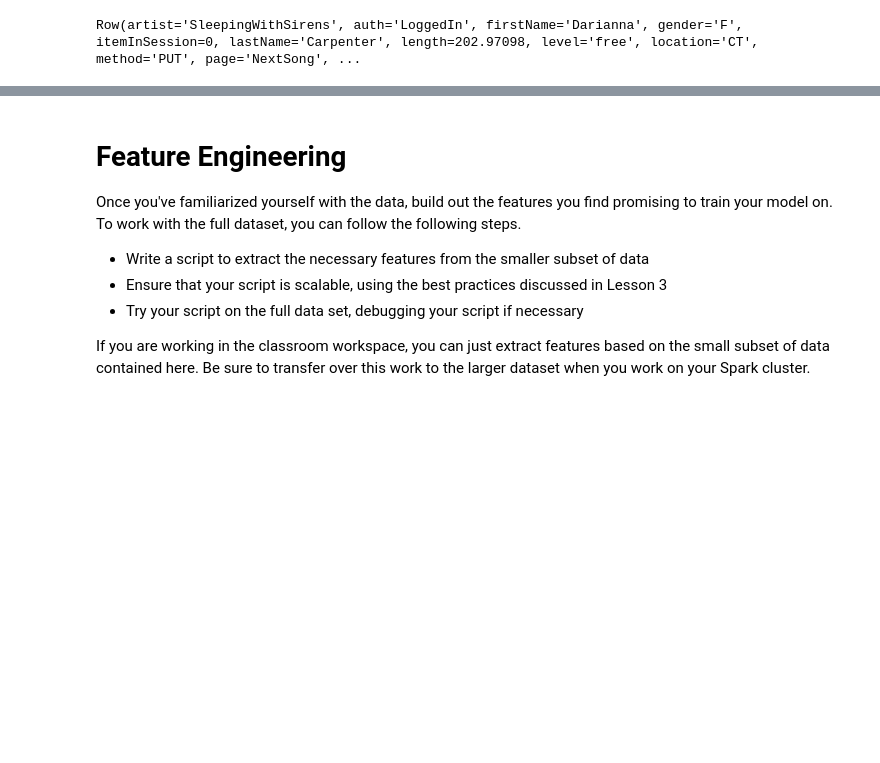
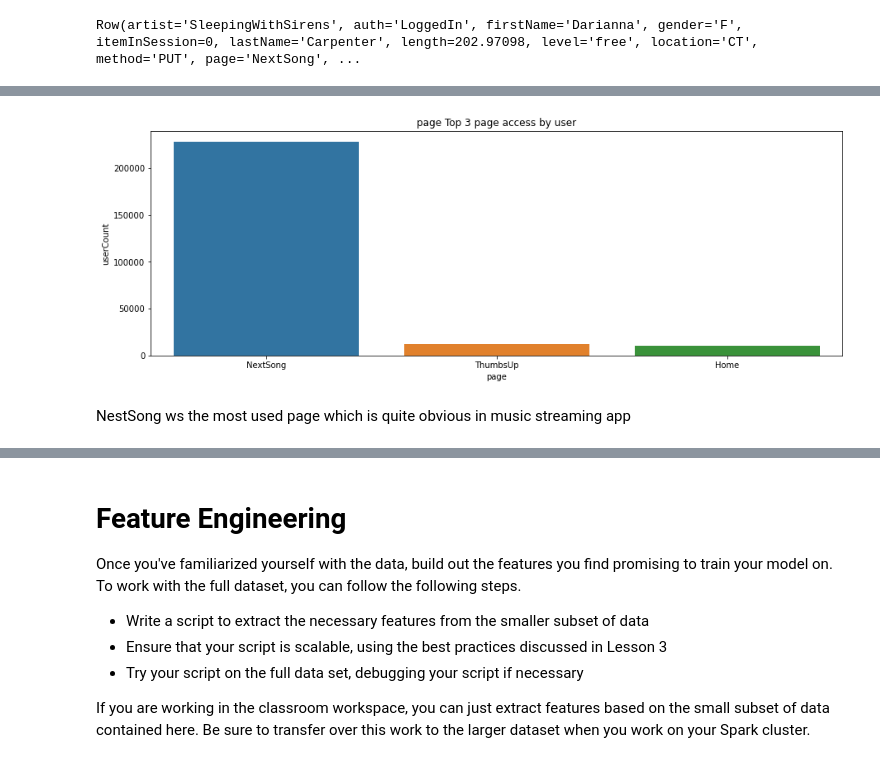
Before and after one commit to ds-praveenkumar/sparkify, a Jupyter notebook: Sparkify.ipynb, the cells around one changed output, grey strips where cells are left out. Cells and saved outputs as stored; diff of their text form; code cells hidden in the pictures; blank space fills up the shorter version.

```diff
--- a/Sparkify.ipynb
+++ b/Sparkify.ipynb
@@ -326,0 +349,5 @@ bar_plot(paid_df,'label','count','level')
+# %%
+# user by  page
+user_page_df = df.groupBy(['page']).agg(count('userId').alias('userCount')).drop('NextSong')
+user_page_df = user_page_df.toPandas().sort_values(by='userCount',ascending=False)
+user_page_df
@@ -326,0 +372,9 @@ bar_plot(paid_df,'label','count','level')
+# %%
+plt.figure(figsize=(15,5))
+sns.barplot(x='page',y='userCount',data=user_page_df.head(3))
+plt.title('page Top 3 page access by user')
+plt.show()
+# %% [output]
+[figure, added]
+# %% [markdown]
+NestSong ws the most used page which is quite obvious in music streaming app
```
Also changed, not shown: parts of 29 cells of this notebook.
